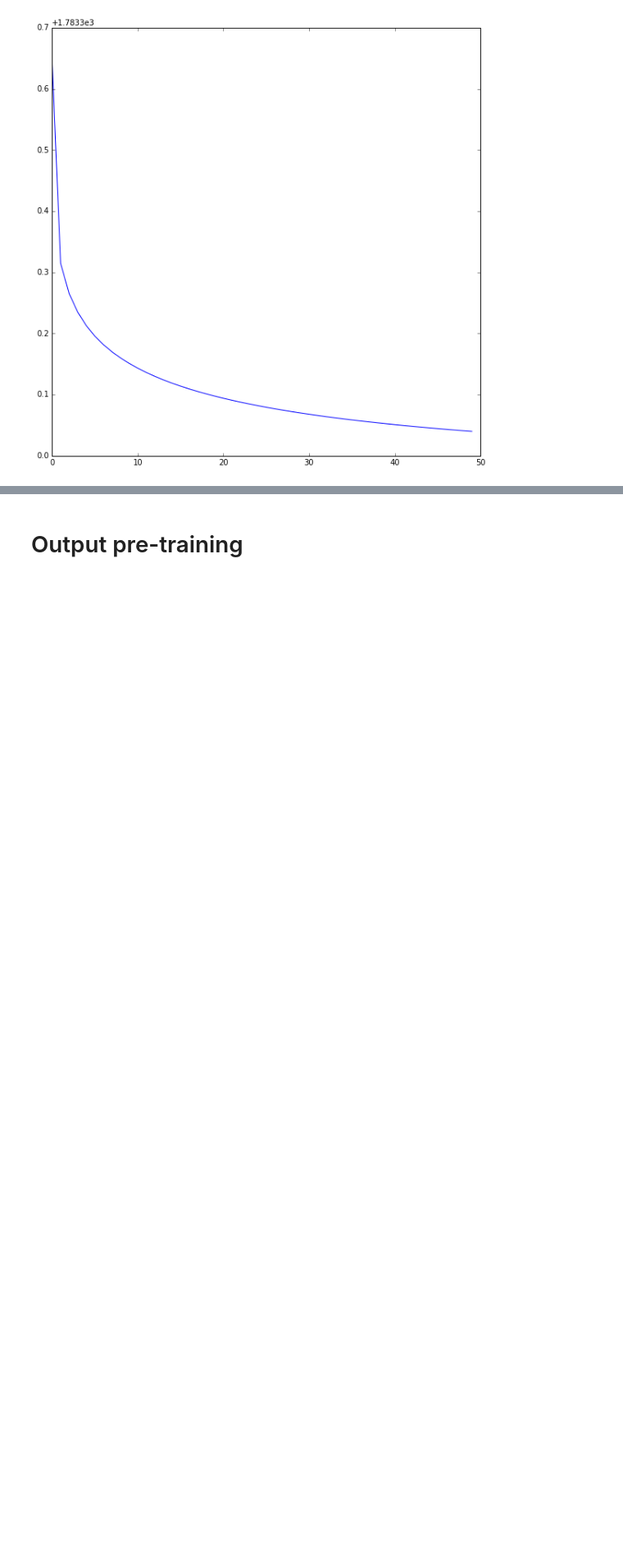
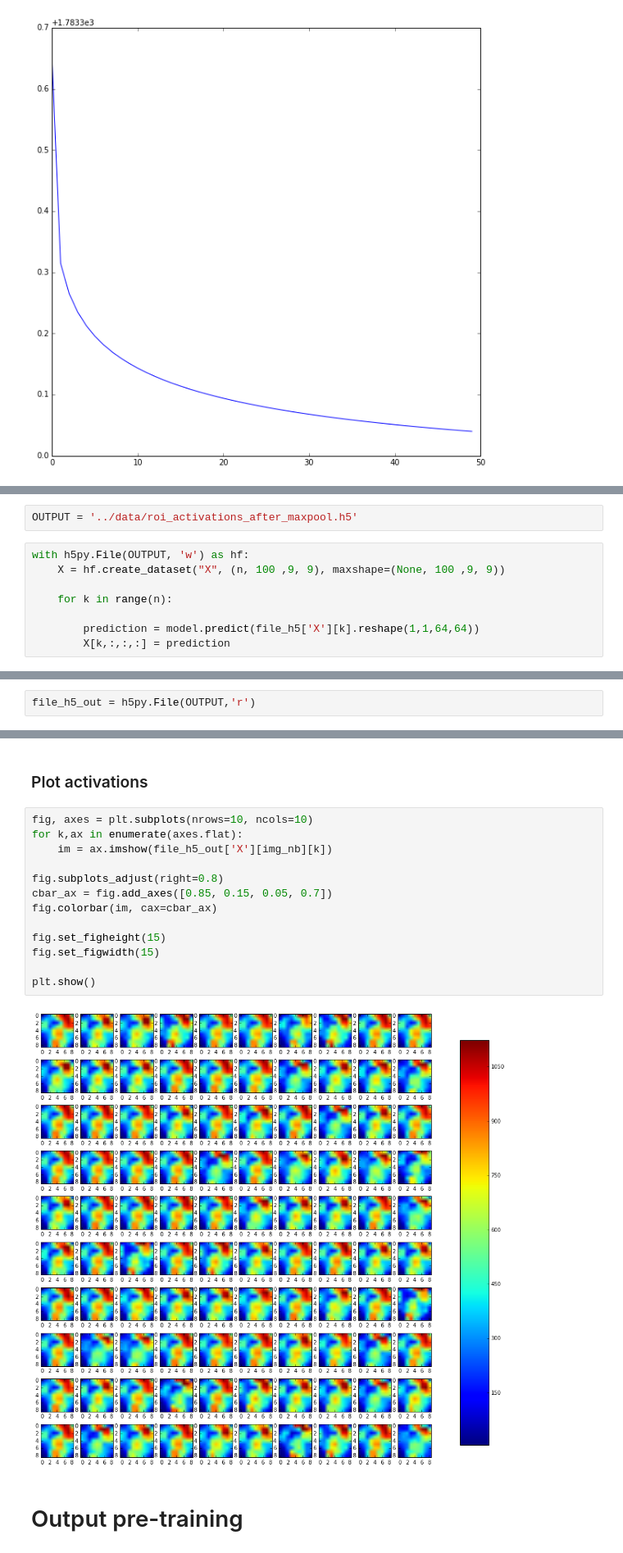
Before and after one commit to tbordierK/mva, a Jupyter notebook: medical/code/automatic_detection.ipynb, the cells around one changed output, grey strips where cells are left out. Shown at 82% size. Cells and saved outputs as stored; diff of their text form; blank space fills up the shorter version.

```diff
--- a/medical/code/automatic_detection.ipynb
+++ b/medical/code/automatic_detection.ipynb
@@ -195,0 +236,10 @@ plt.plot(history.history['loss'])
+# %%
+OUTPUT = '../data/roi_activations_after_maxpool.h5'
+# %%
+with h5py.File(OUTPUT, 'w') as hf:
+    X = hf.create_dataset("X", (n, 100 ,9, 9), maxshape=(None, 100 ,9, 9))
+
+    for k in range(n):
+
+        prediction = model.predict(file_h5['X'][k].reshape(1,1,64,64))
+        X[k,:,:,:] = prediction
@@ -195,0 +249,2 @@ plt.plot(history.history['loss'])
+# %%
+file_h5_out = h5py.File(OUTPUT,'r')
@@ -196,2 +256,19 @@ plt.plot(history.history['loss'])
+# %% [markdown]
+### Plot activations
+# %%
+fig, axes = plt.subplots(nrows=10, ncols=10)
+for k,ax in enumerate(axes.flat):
+    im = ax.imshow(file_h5_out['X'][img_nb][k])
+
+fig.subplots_adjust(right=0.8)
+cbar_ax = fig.add_axes([0.85, 0.15, 0.05, 0.7])
+fig.colorbar(im, cax=cbar_ax)
+
+fig.set_figheight(15)
+fig.set_figwidth(15)
+
+plt.show()
+# %% [output]
+[figure, added]
 # %% [markdown]
 # Output pre-training
```
Also changed, not shown: parts of 60 cells of this notebook, 1 other file.
